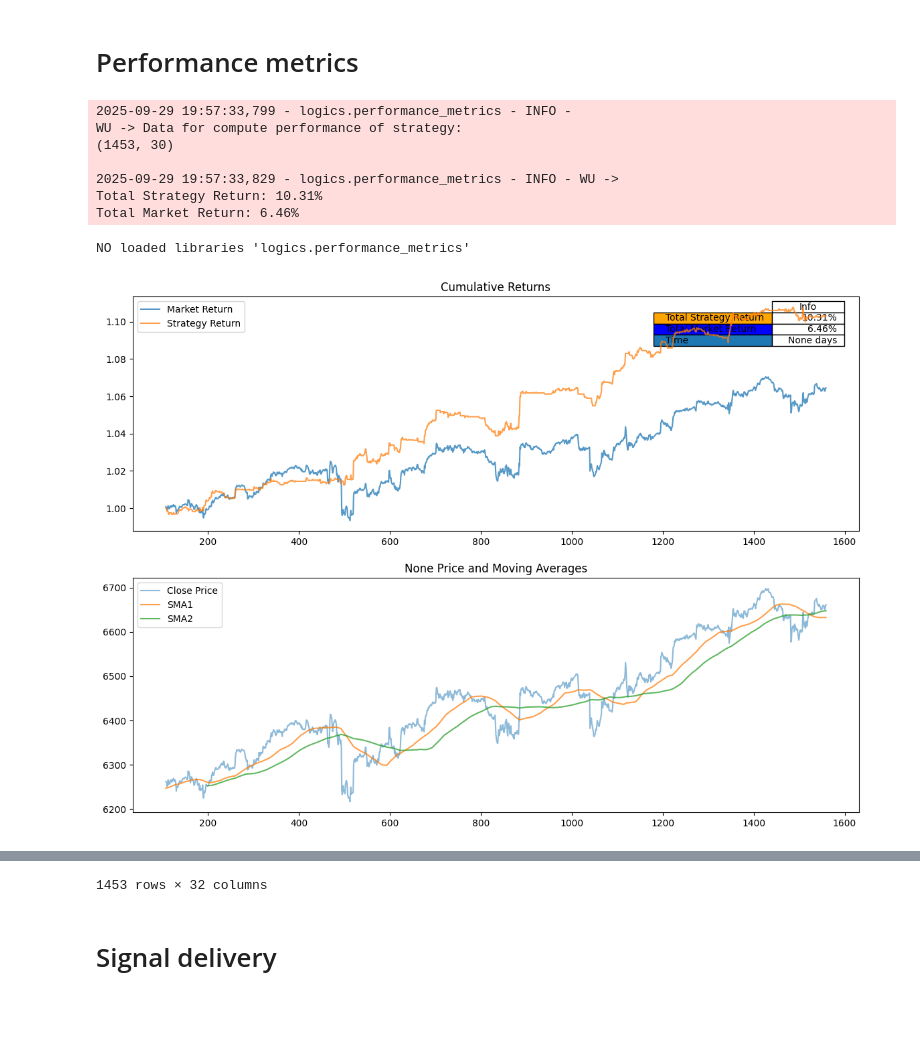
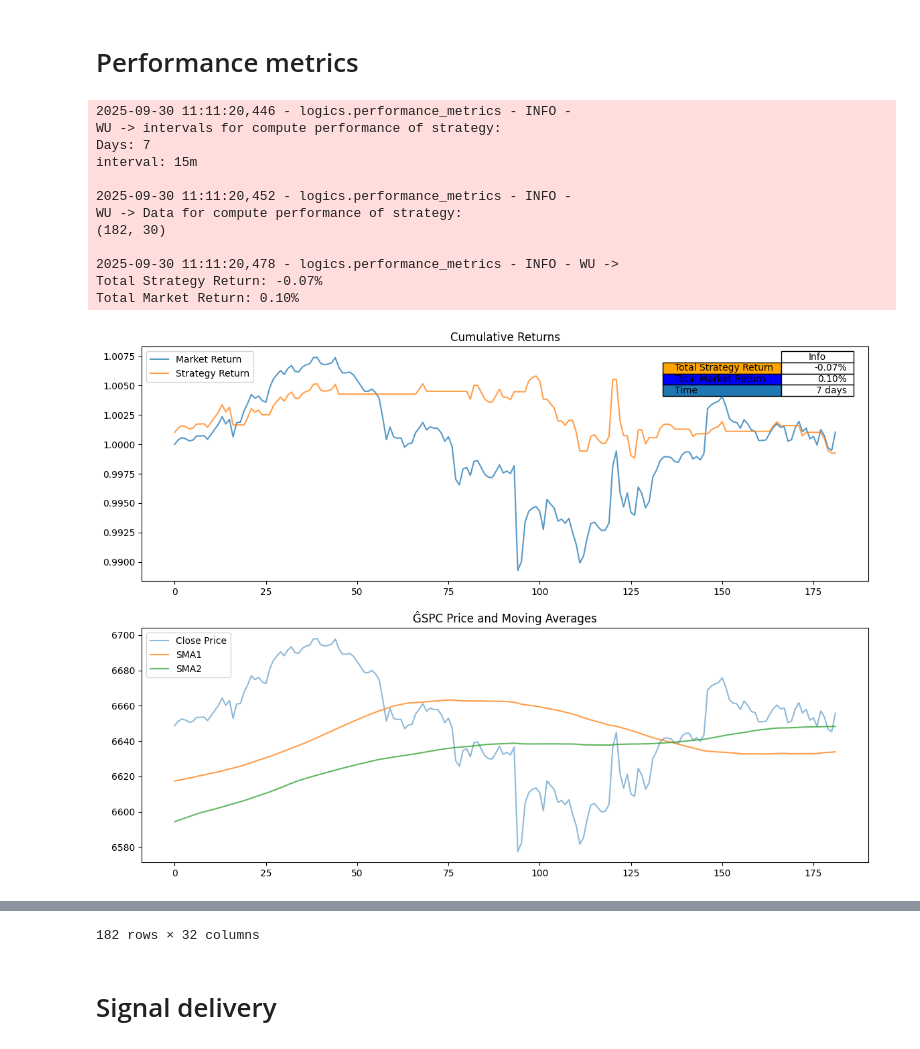
Before and after one commit to willyuyasan/airflow_predictive, a Jupyter notebook: dags/src/trading/Sp500_15m_strategy.ipynb, the cells around one changed output, grey strips where cells are left out. Drawn from its saved outputs; the diff is of its cells as text; code cells hidden in the pictures; blank space fills up the shorter version.

```diff
--- a/dags/src/trading/Sp500_15m_strategy.ipynb
+++ b/dags/src/trading/Sp500_15m_strategy.ipynb
@@ -336,35 +349,39 @@ Name: count, dtype: int64
 # %%
 try:
     importlib.reload(sys.modules['logics.performance_metrics'])
 except Exception as e:
     print('NO loaded libraries',  e)
     pass
 
 from logics.performance_metrics import performanceMetrics
 
 
 strategy = 'sp500_15m'
 
 params_dict = {}
-#params_dict['interval'] = '15m'
-#params_dict['days'] = 7
-#params_dict['ticker'] = 'ĜSPC'
+params_dict['interval'] = '15m'
+params_dict['days'] = 7
+params_dict['ticker'] = 'ĜSPC'
 
 performancemetrics = performanceMetrics(inputs_dict = outputs_dict, params_dict=params_dict)
 #performancemetrics = performanceMetrics(inputs_dict = outputs_dict)
 performancemetrics.run()
 
 outputs_dict = performancemetrics.outputs_dict
 data_e_df = outputs_dict['data_e_df'].copy()
 data_e_df
 # %% [output]
-2025-09-29 19:57:33,799 - logics.performance_metrics - INFO -
+2025-09-30 11:11:20,446 - logics.performance_metrics - INFO -
+WU -> intervals for compute performance of strategy:
+Days: 7
+interval: 15m
+
+2025-09-30 11:11:20,452 - logics.performance_metrics - INFO -
 WU -> Data for compute performance of strategy:
-(1453, 30)
+(182, 30)
 
-2025-09-29 19:57:33,829 - logics.performance_metrics - INFO - WU ->
-Total Strategy Return: 10.31%
-Total Market Return: 6.46%
+2025-09-30 11:11:20,478 - logics.performance_metrics - INFO - WU ->
+Total Strategy Return: -0.07%
+Total Market Return: 0.10%
-NO loaded libraries 'logics.performance_metrics'
-[figure, old version]
+[figure, new version]
 |  | index | Datetime | Close | High | Low | Open | Volume | Date | Time | Open_adj | ... | ... |
@@ -382,4 +399,4 @@ NO loaded libraries 'logics.performance_metrics'
-1453 rows × 32 columns
+182 rows × 32 columns
 # %% [markdown]
 # Signal delivery
 # %%
```
Also changed, not shown: parts of 11 cells of this notebook, 4 other files.
